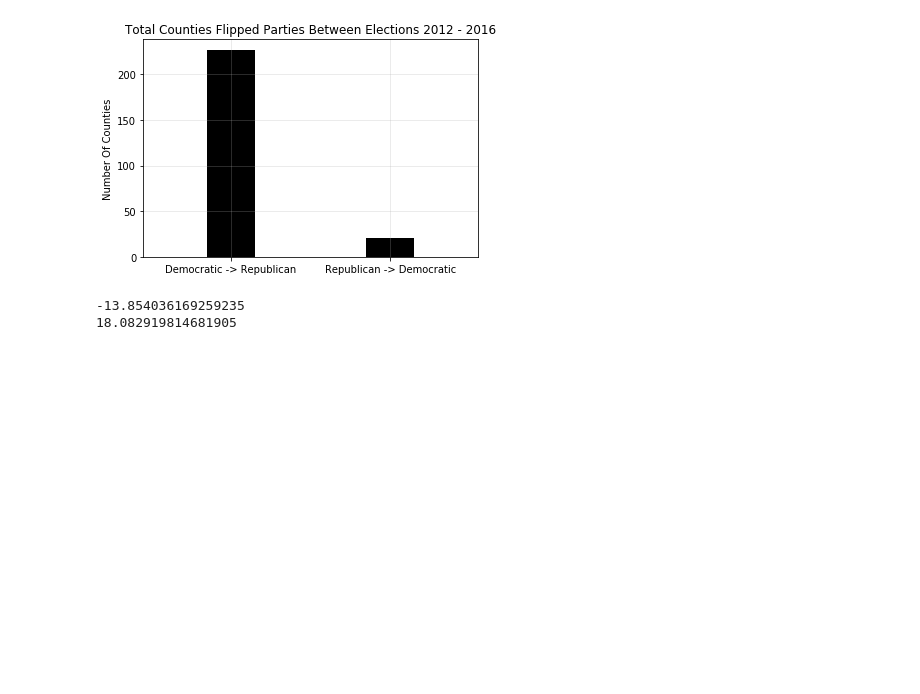
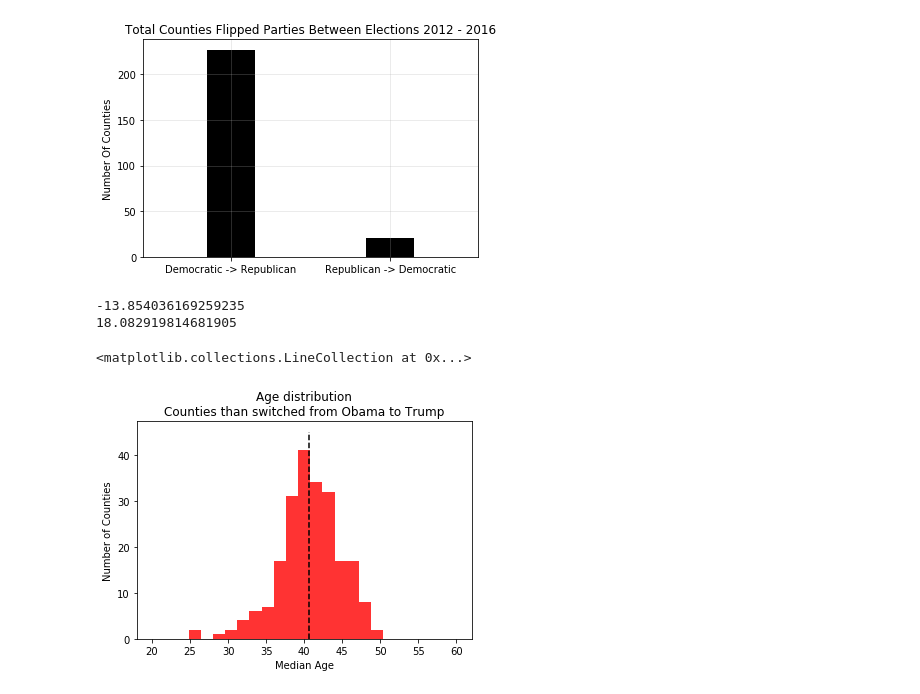
Before and after one commit to muditmathur11/bcmj, a Jupyter notebook: Project/Election_Project.ipynb, the cells around one changed output. Drawn from its saved outputs; the diff is of its cells as text; code cells hidden in the pictures; blank space fills up the shorter version.

Commit message:
Added a few graphs

```diff
--- a/Project/Election_Project.ipynb
+++ b/Project/Election_Project.ipynb
@@ -335,3 +310,12 @@ print(percent_change_rep)
 # %% [output]
 -13.854036169259235
 18.082919814681905
+# %%
+dem_rep_df["median_age"].plot(kind="hist", bins=25, alpha = 0.8, color = 'r', range =(20,60))
+plt.xlabel("Median Age")
+plt.ylabel("Number of Counties")
+plt.title("Age distribution\nCounties than switched from Obama to Trump")
+plt.vlines(dem_rep_df["median_age"].mean(), ymin=0,ymax=45,linestyles ="dashed")
+# %% [output]
+<matplotlib.collections.LineCollection at 0x...>
+[figure, added]
```
Also changed, not shown: parts of 8 cells of this notebook.
